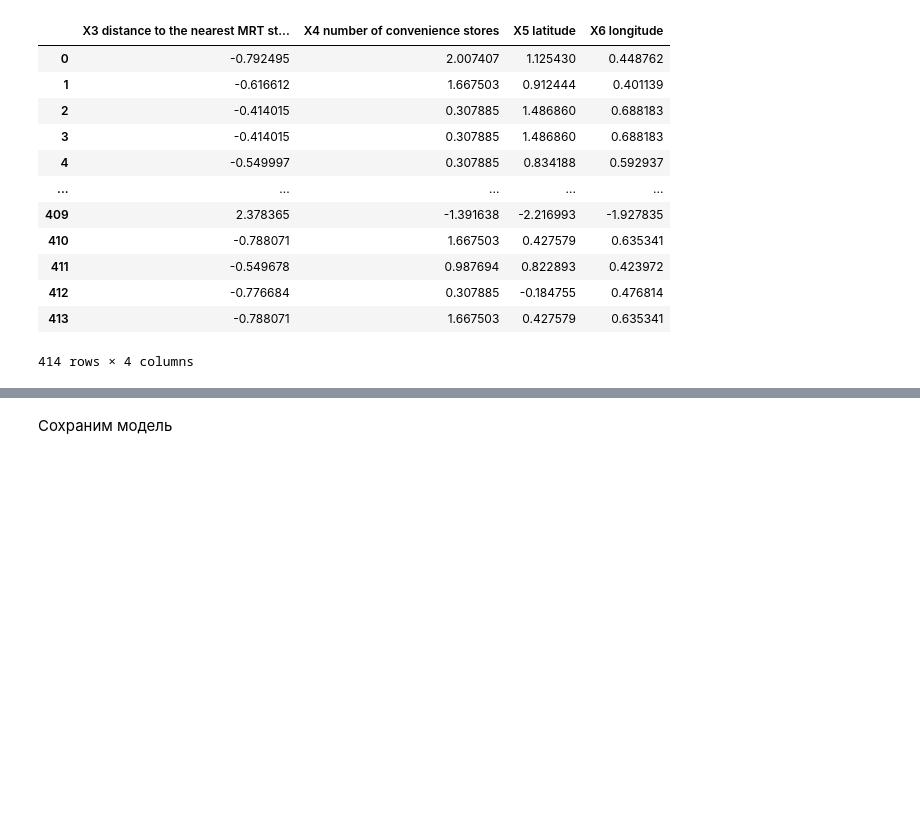
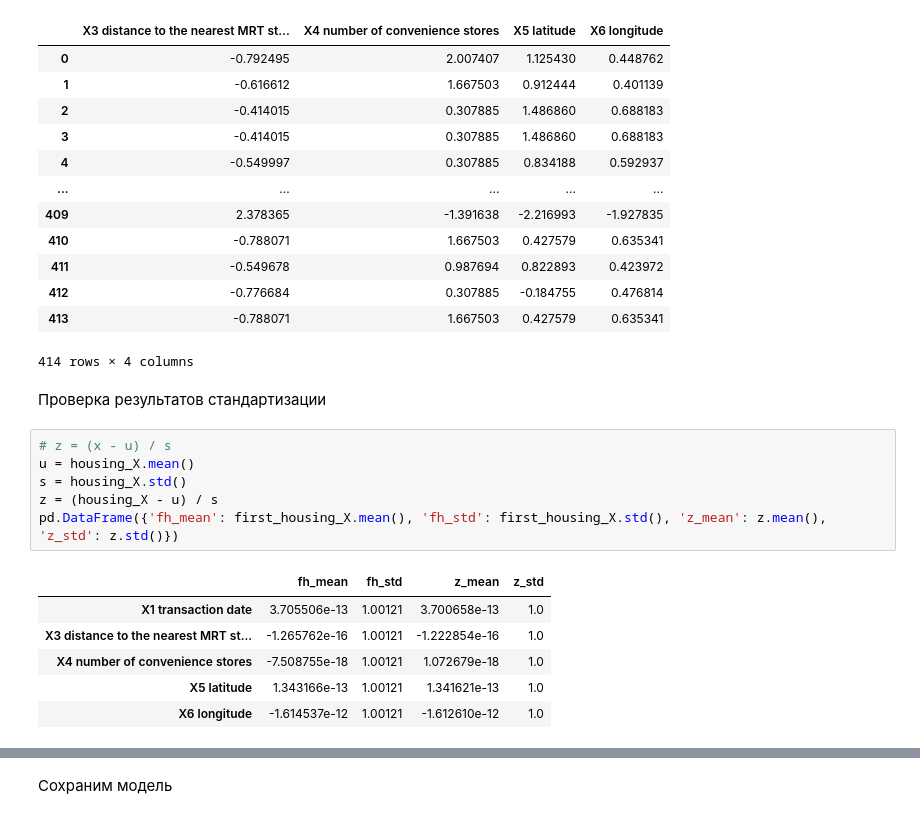
Before and after one commit to Demetrey/DMaP, a Jupyter notebook: LR1/lr1.ipynb, the cells around one changed output, grey strips where cells are left out. Drawn from its saved outputs; the diff is of its cells as text; blank space fills up the shorter version.

```diff
--- a/LR1/lr1.ipynb
+++ b/LR1/lr1.ipynb
@@ -406,3 +423,18 @@ second_housing_X
 | 412 | -0.776684 | 0.307885 | -0.184755 | 0.476814 |
 | 413 | -0.788071 | 1.667503 | 0.427579 | 0.635341 |
 414 rows × 4 columns
+# %% [markdown]
+Проверка результатов стандартизации
+# %%
+# z = (x - u) / s
+u = housing_X.mean()
+s = housing_X.std()
+z = (housing_X - u) / s
+pd.DataFrame({'fh_mean': first_housing_X.mean(), 'fh_std': first_housing_X.std(), 'z_mean': z.mean(), 'z_std': z.std()})
+# %% [output]
+|  | fh_mean | fh_std | z_mean | z_std |
+| X1 transaction date | 3.705506e-13 | 1.00121 | 3.700658e-13 | 1.0 |
+| X3 distance to the nearest MRT st... | -1.265762e-16 | 1.00121 | -1.222854e-16 | 1.0 |
+| X4 number of convenience stores | -7.508755e-18 | 1.00121 | 1.072679e-18 | 1.0 |
+| X5 latitude | 1.343166e-13 | 1.00121 | 1.341621e-13 | 1.0 |
+| X6 longitude | -1.614537e-12 | 1.00121 | -1.612610e-12 | 1.0 |
```
Also changed, not shown: parts of 16 cells of this notebook.
